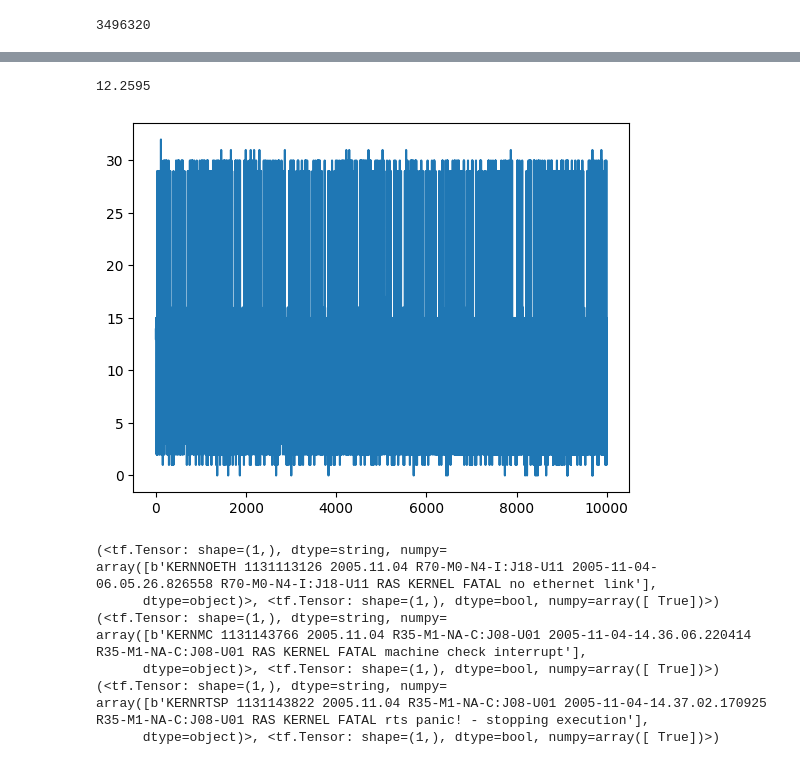
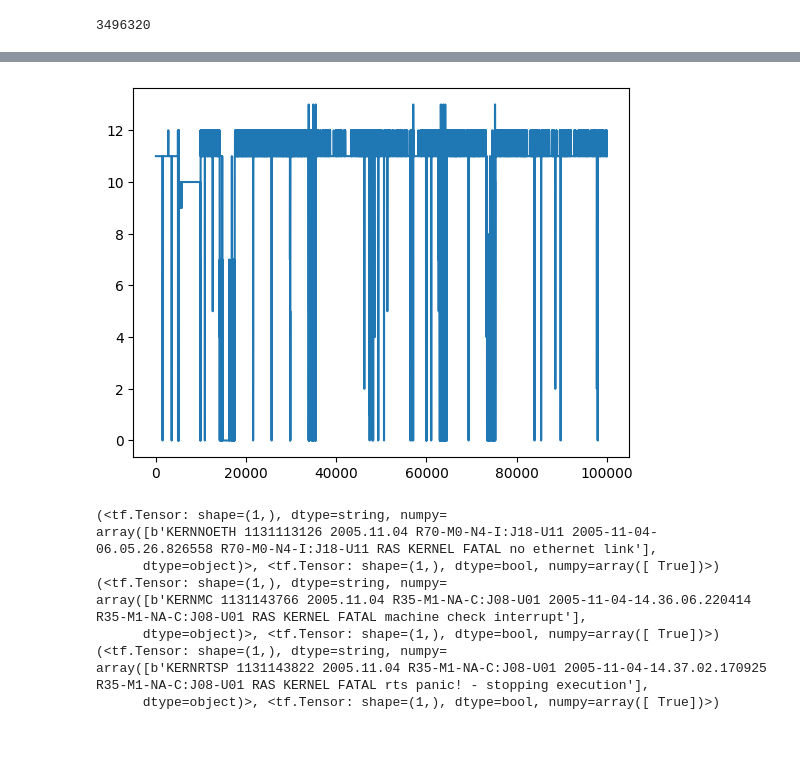
Before and after one commit to Lucaserf/ObsProject, a Jupyter notebook: test_notebook.ipynb, the cells around one changed output, grey strips where cells are left out. Saved outputs shown, nothing was run; the diff lists cells and outputs as text; code cells hidden in the pictures.

Commit message:
testing sizes

```diff
--- a/test_notebook.ipynb
+++ b/test_notebook.ipynb
@@ -67,15 +96,14 @@ ds = raw_ds.map(lambda x: tf.numpy_function(func=get_labels,inp=[x],Tout=(tf.str
     tf.data.AUTOTUNE
 )
 # %%
-with open("docker_agent_logger/app/logs_tokenizer/vocab_labeled.pkl","rb") as f:
+with open("docker_agent_logger/app/logs_tokenizer/vocab_parsed_bgl.pkl","rb") as f:
     vocab = pickle.load(f)
 
-tokenizer = keras_nlp.tokenizers.WordPieceTokenizer(
-            vocabulary=vocab,)
+tokenizer = Tokenizer(vocab,)
 
-ds_parsed = ds.map(lambda x,y: (tokenizer.parsing(x),y), num_parallel_calls=tf.data.AUTOTUNE).prefetch(tf.data.AUTOTUNE)
+ds_parsed = ds.map(lambda x,y: (tf.strings.regex_replace(x, r".*RAS",""),y), num_parallel_calls=tf.data.AUTOTUNE).prefetch(tf.data.AUTOTUNE)
 
-ds_tokenized = ds.map(lambda x,y: (tokenizer(x),y), num_parallel_calls=tf.data.AUTOTUNE).prefetch(tf.data.AUTOTUNE)
+ds_tokenized = ds_parsed.map(lambda x,y: (tokenizer.tokenizer(x),y), num_parallel_calls=tf.data.AUTOTUNE).prefetch(tf.data.AUTOTUNE)
 
 for i in ds_tokenized.take(2):
     print(i,len(i[0].numpy()[0]))
@@ -99,9 +130,9 @@ print(len(seq_lens))
 4747963
 # %%
 vocab_size = 5000
-max_len=85
-epochs=16
-chkpt = "docker_agent_logger/app/classifier_bgl_filtered/15"
+max_len=20
+epochs=8
+chkpt = "docker_agent_logger/app/classifier_bgl_filtered_parsed/"
 MAN_TRAINING_SEQ_LEN = 1000
 
 raw_ds = (
@@ -120,7 +151,7 @@ raw_ds = (
 # with open("docker_agent_logger/app/logs_tokenizer/vocab.pkl","wb") as f:
 #     pickle.dump(vocab,f)
 
-with open("docker_agent_logger/app/logs_tokenizer/vocab_bgl.pkl","rb") as f:
+with open("docker_agent_logger/app/logs_tokenizer/vocab_parsed_bgl.pkl","rb") as f:
     vocab = pickle.load(f)
 
 tokenizer = Tokenizer(vocab=vocab,max_len=max_len)
@@ -157,15 +188,16 @@ val_size = int(val_split * ds_size)
 train_size = 3496193
 
 train_ds = ds.take(train_size).filter(lambda x,y: y == False)
-train_ds = train_ds.map(lambda x,y: tokenizer.vectorization(x)[0], num_parallel_calls=tf.data.AUTOTUNE)
+train_ds = train_ds.map(lambda x,y: (tf.strings.regex_replace(x, r".*RAS",""),y), num_parallel_calls=tf.data.AUTOTUNE).prefetch(tf.data.AUTOTUNE)
+train_ds = train_ds.map(lambda x,y: tokenizer.vectorization(x)[0], num_parallel_calls=tf.data.AUTOTUNE).batch(128)
 # train_ds = train_ds.shuffle(buffer_size=train_size).batch(128)
 val_ds = ds.skip(train_size).take(val_size)
 
 
 
-model = Model(vocab_size = vocab_size,latent_dim=max_len//2,embedding_dim=128,max_len = max_len)
+model = Model(vocab_size = vocab_size,latent_dim=int(max_len/1.4),embedding_dim=128,max_len = max_len)
 
-model.vae.load_model(chkpt=chkpt) #17 for the other model
+# model.vae.load_model(chkpt=chkpt) #17 for the other model
 
-# model.train_model(ds,epochs=epochs,chkpt=chkpt)
+model.train_model(train_ds,epochs=epochs,chkpt=chkpt)
 # %% [output]
@@ -208,10 +260,14 @@ for i in ds_tokenized.batch(10).take(1):
     print(i)
 # %%
 #counting mean padding
+
+ds_parsed = ds.map(lambda x,y: (tf.strings.regex_replace(x, r".*RAS",""),y), num_parallel_calls=tf.data.AUTOTUNE).prefetch(tf.data.AUTOTUNE)
+
+ds_tokenized = ds_parsed.map(lambda x,y: tokenizer.vectorization(x)[0], num_parallel_calls=tf.data.AUTOTUNE)
+
 pad = []
-for data,label in ds_tokenized.skip(train_size).shuffle(buffer_size=60000).batch(1).take(10000):
+for data in ds_tokenized.take(100000).batch(1):
     pad.append(tf.reduce_sum(tf.cast(tf.equal(data,0),tf.int32)).numpy())
-
 plt.plot(pad)
 print(np.mean(pad))
 # %% [output]
@@ -220,5 +275,4 @@ print(np.mean(pad))
-12.2595
-[figure, old version]
+[figure, new version]
 # %%
 with open("sample_logs.txt","w") as f:
     for logs in raw_ds.skip(train_size).take(5000).batch(1):
```
Also changed, not shown: parts of 11 cells of this notebook, 3 other files.
